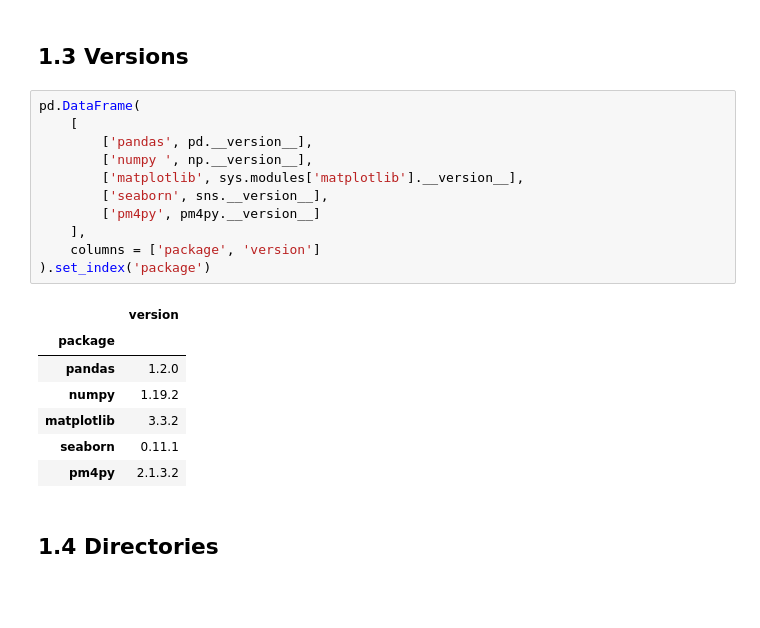
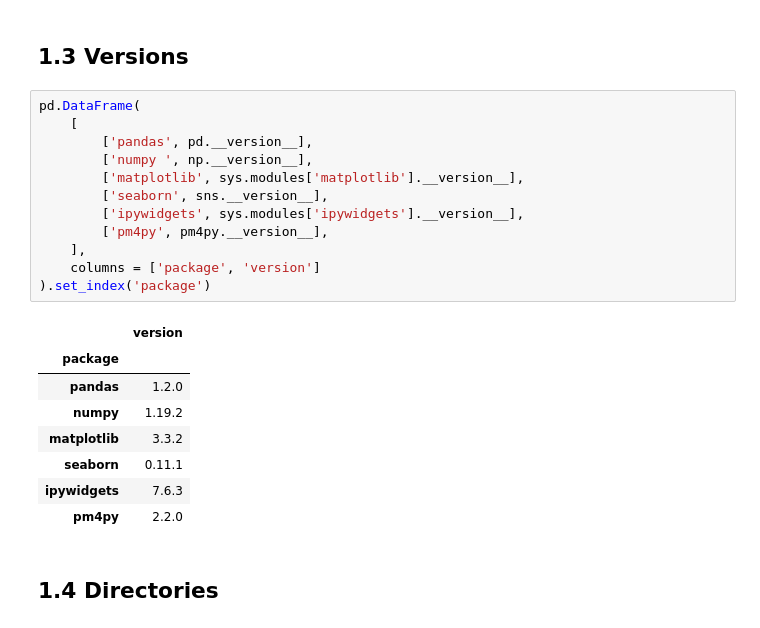
Before and after one commit to Brinkhuis/PM4PY, a Jupyter notebook: PM4PY.ipynb, the cells around one changed output. Cells and saved outputs as stored; diff of their text form; blank space fills up the shorter version.

```diff
--- a/PM4PY.ipynb
+++ b/PM4PY.ipynb
@@ -81,22 +92,24 @@ python       3.8.5
 # %%
 pd.DataFrame(
     [
         ['pandas', pd.__version__],
         ['numpy ', np.__version__],
         ['matplotlib', sys.modules['matplotlib'].__version__],
         ['seaborn', sns.__version__],
-        ['pm4py', pm4py.__version__]
+        ['ipywidgets', sys.modules['ipywidgets'].__version__],
+        ['pm4py', pm4py.__version__],
     ],
     columns = ['package', 'version']
 ).set_index('package')
 # %% [output]
 |  | version |
 | package |  |
 | pandas | 1.2.0 |
 | numpy | 1.19.2 |
 | matplotlib | 3.3.2 |
 | seaborn | 0.11.1 |
-| pm4py | 2.1.3.2 |
+| ipywidgets | 7.6.3 |
+| pm4py | 2.2.0 |
 # %% [markdown]
 ## 1.4 Directories
 # %%
```
Also changed, not shown: parts of 197 cells of this notebook, 1 other file.
